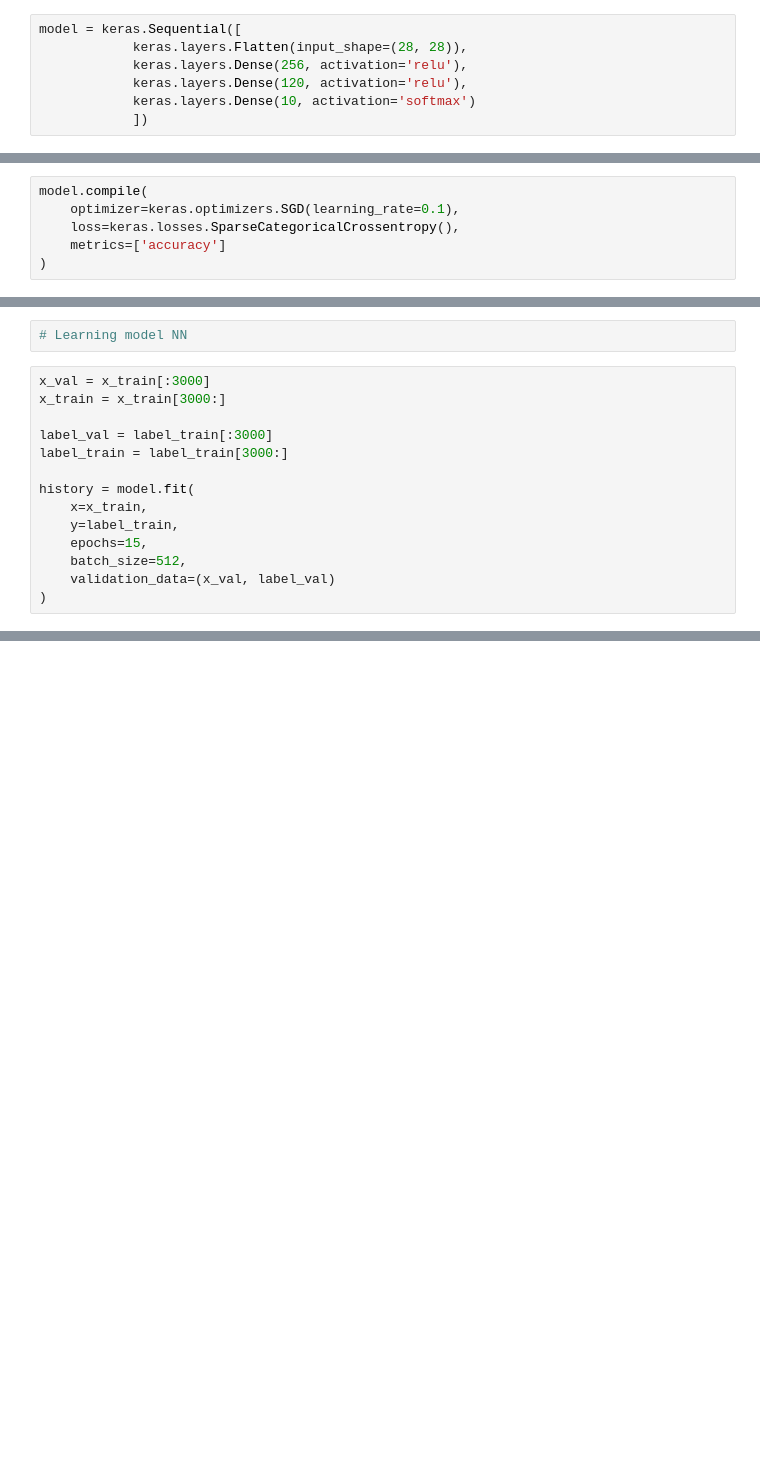
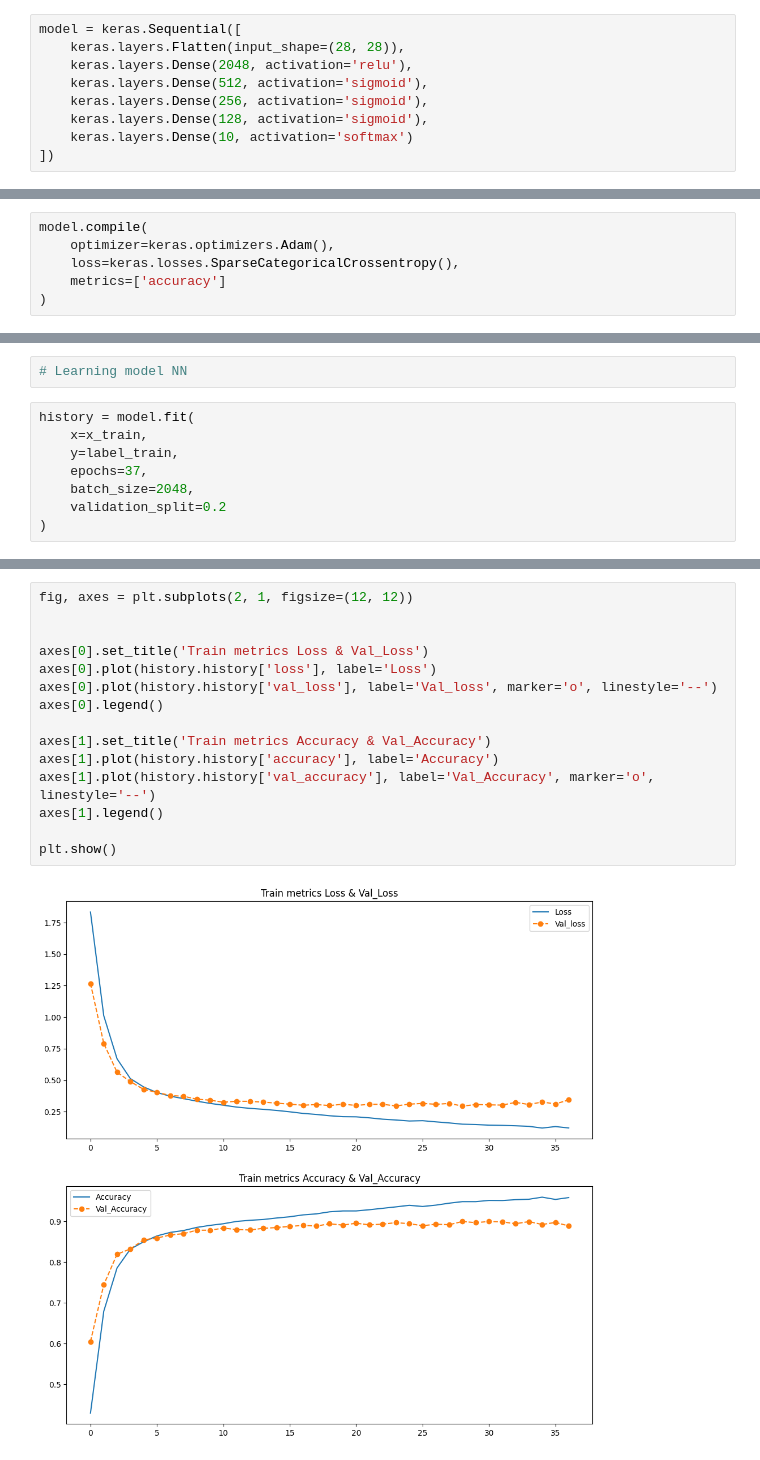
Before and after one commit to Vishnyak13/DataScience_Hw10, a Jupyter notebook: fashion_mnist.ipynb, the cells around one changed output, grey strips where cells are left out. Saved outputs shown, nothing was run; the diff lists cells and outputs as text; blank space fills up the shorter version.

```diff
--- a/fashion_mnist.ipynb
+++ b/fashion_mnist.ipynb
@@ -43,16 +35,18 @@ for i in range(25):
 # Create neural network model
 # %%
 model = keras.Sequential([
-            keras.layers.Flatten(input_shape=(28, 28)),
-            keras.layers.Dense(256, activation='relu'),
-            keras.layers.Dense(120, activation='relu'),
-            keras.layers.Dense(10, activation='softmax')
-            ])
+    keras.layers.Flatten(input_shape=(28, 28)),
+    keras.layers.Dense(2048, activation='relu'),
+    keras.layers.Dense(512, activation='sigmoid'),
+    keras.layers.Dense(256, activation='sigmoid'),
+    keras.layers.Dense(128, activation='sigmoid'),
+    keras.layers.Dense(10, activation='softmax')
+])
 # %%
 # Compile model NN
 # %%
 model.compile(
-    optimizer=keras.optimizers.SGD(learning_rate=0.1),
+    optimizer=keras.optimizers.Adam(),
     loss=keras.losses.SparseCategoricalCrossentropy(),
     metrics=['accuracy']
 )
@@ -78,17 +76,11 @@ _________________________________________________________________
 # %%
 # Learning model NN
 # %%
-x_val = x_train[:3000]
-x_train = x_train[3000:]
-
-label_val = label_train[:3000]
-label_train = label_train[3000:]
-
 history = model.fit(
     x=x_train,
     y=label_train,
-    epochs=15,
-    batch_size=512,
-    validation_data=(x_val, label_val)
+    epochs=37,
+    batch_size=2048,
+    validation_split=0.2
 )
 # %% [output]
@@ -117,0 +111,17 @@ print(results)
+# %%
+fig, axes = plt.subplots(2, 1, figsize=(12, 12))
+
+
+axes[0].set_title('Train metrics Loss & Val_Loss')
+axes[0].plot(history.history['loss'], label='Loss')
+axes[0].plot(history.history['val_loss'], label='Val_loss', marker='o', linestyle='--')
+axes[0].legend()
+
+axes[1].set_title('Train metrics Accuracy & Val_Accuracy')
+axes[1].plot(history.history['accuracy'], label='Accuracy')
+axes[1].plot(history.history['val_accuracy'], label='Val_Accuracy', marker='o', linestyle='--')
+axes[1].legend()
+
+plt.show()
+# %% [output]
+[figure, added]
```
Also changed, not shown: parts of 8 cells of this notebook.
